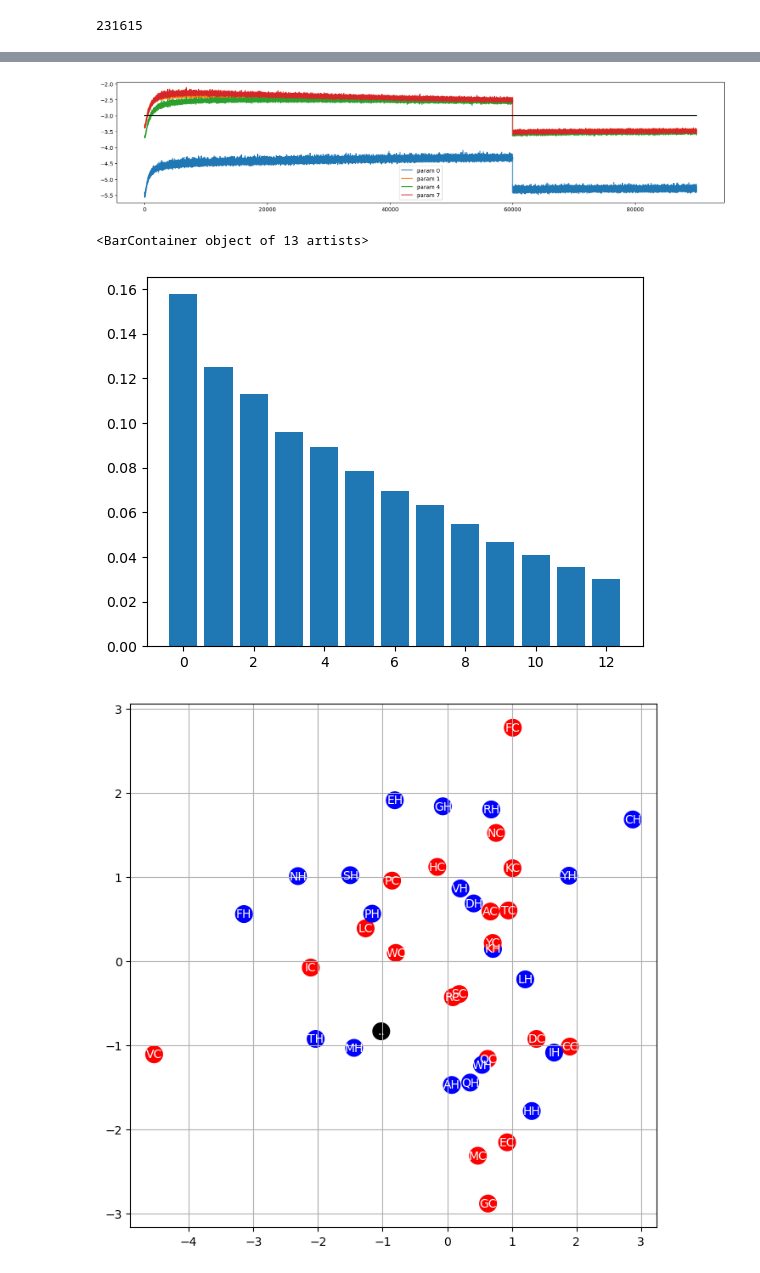
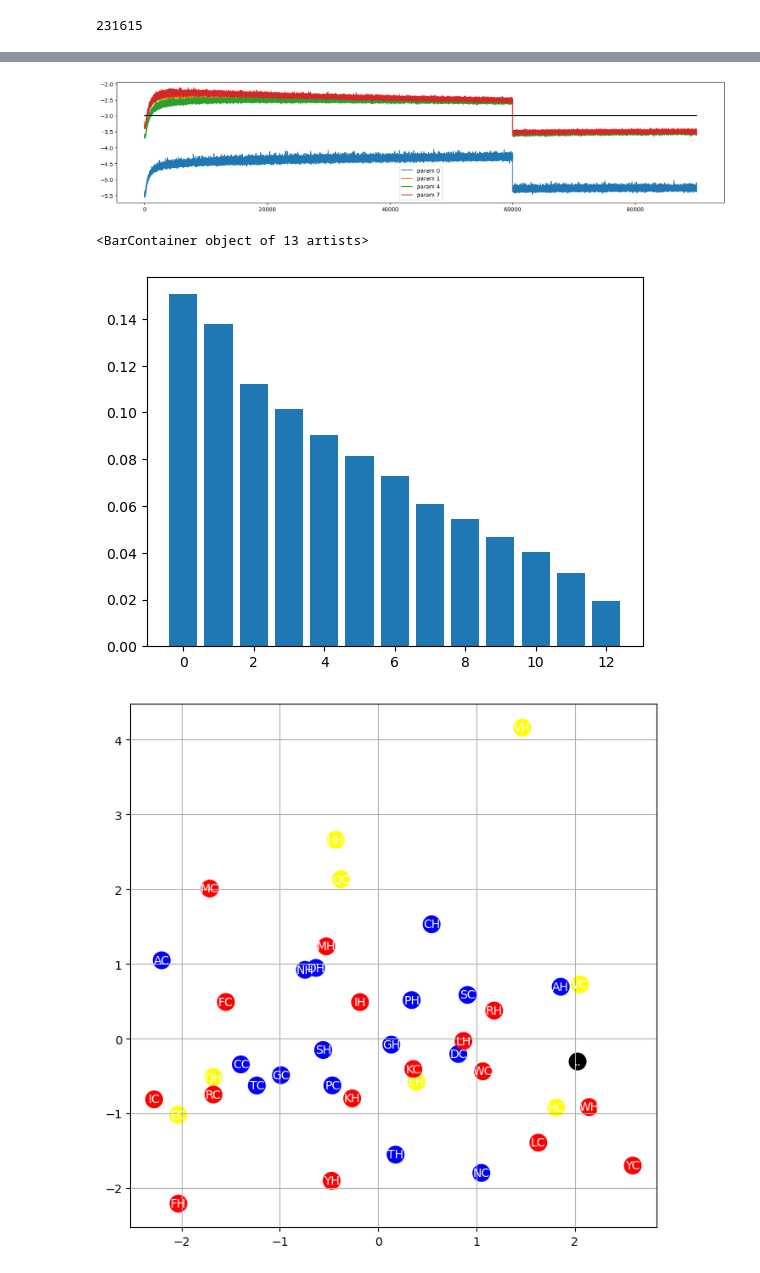
Before and after one commit to FrancescoCalvanese/ProtMakeMore, a Jupyter notebook: generation_ss2s.ipynb, the cells around one changed output, grey strips where cells are left out. Saved outputs shown, nothing was run; the diff lists cells and outputs as text; code cells hidden in the pictures.

Commit message:
fixed seed problem

```diff
--- a/generation_ss2s.ipynb
+++ b/generation_ss2s.ipynb
@@ -101,8 +105,8 @@ torch.Size([70531, 70]) torch.Size([70531])
 n_embd = 13 # the dimensionality of the character embedding vectors
 n_hidden = 200 # the number of neurons in the hidden layer of the MLP
 
-g = torch.Generator(device=device).manual_seed(1) # for reproducibility
-C = torch.randn((vocab_size, n_embd), generator=g, device=device)
+torch.manual_seed(42)  # for reproducibility
+C = torch.randn((vocab_size, n_embd), device=device)
 
 layers = [
   nn.Linear(n_embd * block_size, n_hidden, bias=False), nn.BatchNorm1d(n_hidden), nn.Tanh(),
@@ -228,5 +232,5 @@ val 1.1438946723937988
 # %%
-g = torch.Generator(device=device).manual_seed(1) # for reproducibility
+torch.manual_seed(1) # for reproducibility
 max_steps = 90001
 batch_size = 256
 lossi = []
@@ -238,7 +242,7 @@ lri = (torch.logspace(-4,0,max_steps))
 for i in range(max_steps):
 
   # minibatch construct
-  ix = torch.randint(0, Xtr.shape[0], (batch_size,), generator=g, device = device)
+  ix = torch.randint(0, Xtr.shape[0], (batch_size,),  device = device)
   Xb, Yb = Xtr[ix], Ytr[ix] # batch X,Y
 
   # forward pass
@@ -279,11 +283,8 @@ for i in range(max_steps):
 
 # --- Saving ---
 
-param_dict = {}
-param_dict['C'] = C.detach().cpu().numpy()
-for i, layer in enumerate(layers):
-    for name, param in layer.named_parameters():
-        param_dict[f'layer_{i}_{name}'] = param.detach().cpu().numpy()
-np.savez(f'nn_parameters_{batch_size}_ss2s.npz', **param_dict)
+# Saving
+save_dict = {'C': C.cpu(), 'layers': [layer.state_dict() for layer in layers]}
+torch.save(save_dict, f'nn_parameters_{batch_size}_ss2s.pt')
 # %% [output]
 epoch     0
@@ -306,12 +307,11 @@ train 0.8137138485908508
 # %%
 # Loading a trained model
+# Loading
 with torch.no_grad():
-
-    loaded = np.load('nn_parameters_256_ss2s.npz')
-    C.copy_(torch.tensor(loaded['C'], device=C.device))
-    for i, layer in enumerate(layers):
-        for name, param in layer.named_parameters():
-            param.copy_(torch.tensor(loaded[f'layer_{i}_{name}'], device=param.device))
+    loaded = torch.load(f'nn_parameters_256_ss2s.pt', map_location=device)
+    C.copy_(loaded['C'].to(device))
+    for layer, state in zip(layers, loaded['layers']):
+        layer.load_state_dict(state)
 # %%
 split_loss('train')
 split_loss('val')
@@ -436,7 +436,7 @@ for i,p in enumerate(parameters):
 plt.plot([0, len(ud)], [-3, -3], 'k') # these ratios should be ~1e-3, indicate on plot
 plt.legend(legends);
 # %% [output]
-[figure, old version]
+[figure, new version]
 # %%
 # Generate Sequences + Structures
 
@@ -548,7 +548,7 @@ C_pca = pca.fit_transform(C.detach().numpy())
 plt.bar(range(13), pca.explained_variance_ratio_)
 # %% [output]
 <BarContainer object of 13 artists>
-[figure, old version]
+[figure, new version]
 # %%
 # Define color schemes based on aminoacid properties
 
@@ -657,9 +657,9 @@ ss_state = ["black",                # ss_state
 # %%
 # visualize dimensions 0 and 1 of the embedding matrix C for all characters
 plt.figure(figsize=(8,8))
-plt.scatter(C_pca[:,0].data, C_pca[:,1].data, s=200, c = ss_state)
+plt.scatter(C_pca[:,0].data, C_pca[:,1].data, s=200, c = size)
 for i in range(C_pca.shape[0]):
     plt.text(C_pca[i,0].item(), C_pca[i,1].item(), itos[i], ha="center", va="center", color='white')
 plt.grid('minor')
 # %% [output]
-[figure, old version]
+[figure, new version]
```
Also changed, not shown: parts of 10 cells of this notebook, 9 other files.
